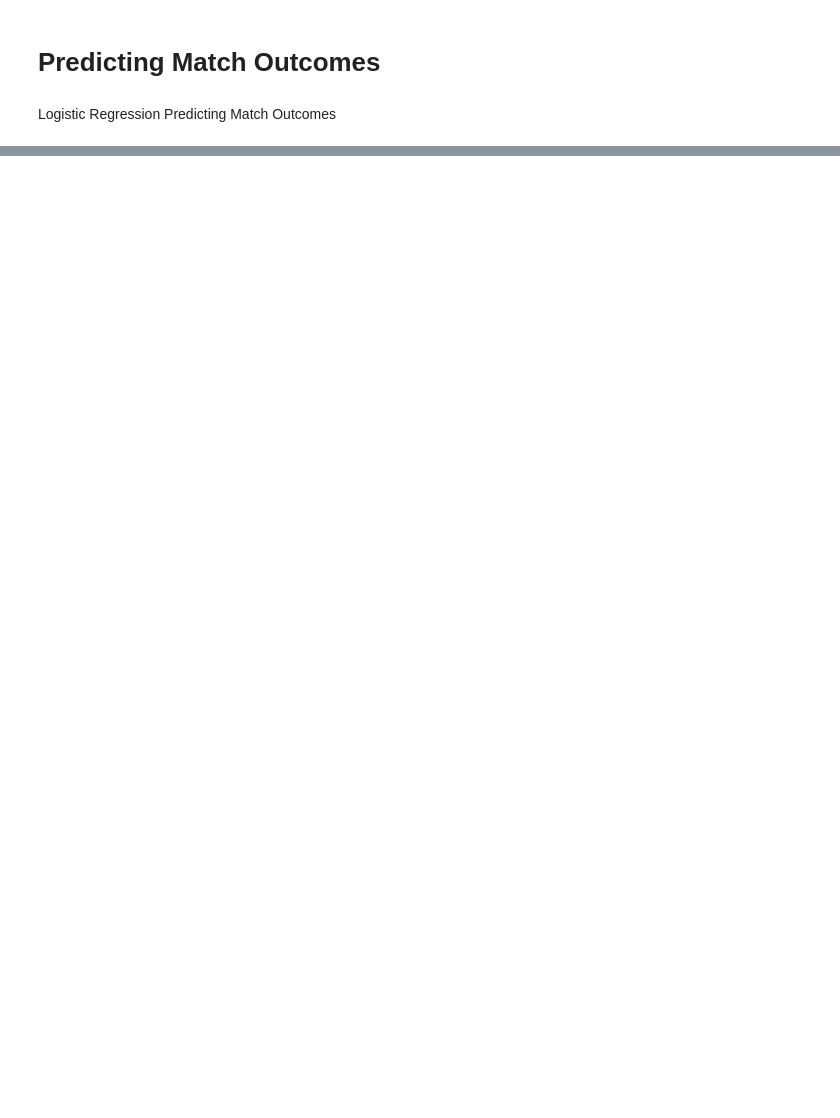
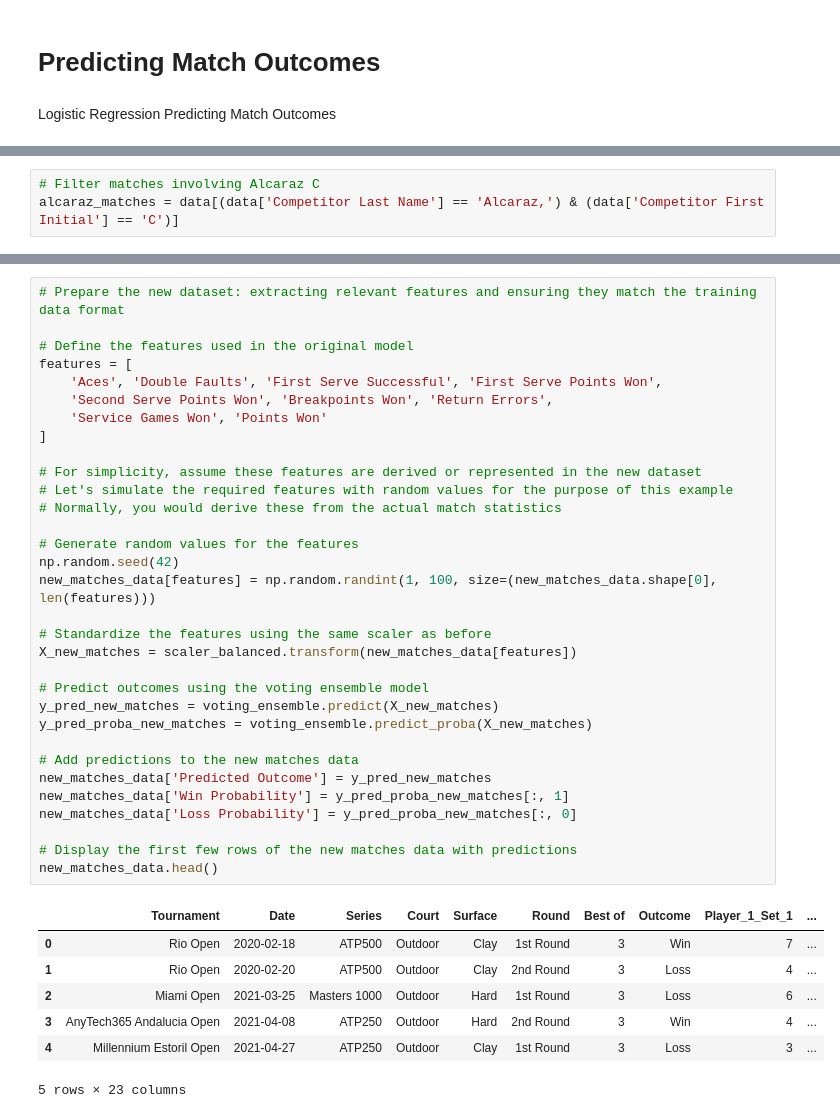
Before and after one commit to jg2012/Capstone_Project, a Jupyter notebook: ATP_notebook.ipynb, the cells around one changed output, grey strips where cells are left out. Saved outputs shown, nothing was run; the diff lists cells and outputs as text; blank space fills up the shorter version.

```diff
--- a/ATP_notebook.ipynb
+++ b/ATP_notebook.ipynb
@@ -613,0 +531,3 @@ weighted avg       0.60      0.60      0.60        15
+# %%
+# Filter matches involving Alcaraz C
+alcaraz_matches = data[(data['Competitor Last Name'] == 'Alcaraz,') & (data['Competitor First Initial'] == 'C')]
@@ -613,0 +703,40 @@ weighted avg       0.60      0.60      0.60        15
+# %%
+# Prepare the new dataset: extracting relevant features and ensuring they match the training data format
+
+# Define the features used in the original model
+features = [
+    'Aces', 'Double Faults', 'First Serve Successful', 'First Serve Points Won',
+    'Second Serve Points Won', 'Breakpoints Won', 'Return Errors',
+    'Service Games Won', 'Points Won'
+]
+
+# For simplicity, assume these features are derived or represented in the new dataset
+# Let's simulate the required features with random values for the purpose of this example
+# Normally, you would derive these from the actual match statistics
+
+# Generate random values for the features
+np.random.seed(42)
+new_matches_data[features] = np.random.randint(1, 100, size=(new_matches_data.shape[0], len(features)))
+
+# Standardize the features using the same scaler as before
+X_new_matches = scaler_balanced.transform(new_matches_data[features])
+
+# Predict outcomes using the voting ensemble model
+y_pred_new_matches = voting_ensemble.predict(X_new_matches)
+y_pred_proba_new_matches = voting_ensemble.predict_proba(X_new_matches)
+
+# Add predictions to the new matches data
+new_matches_data['Predicted Outcome'] = y_pred_new_matches
+new_matches_data['Win Probability'] = y_pred_proba_new_matches[:, 1]
+new_matches_data['Loss Probability'] = y_pred_proba_new_matches[:, 0]
+
+# Display the first few rows of the new matches data with predictions
+new_matches_data.head()
+# %% [output]
+|  | Tournament | Date | Series | Court | Surface | Round | Best of | Outcome | Player_1_Set_1 | ... |
+| 0 | Rio Open | 2020-02-18 | ATP500 | Outdoor | Clay | 1st Round | 3 | Win | 7 | ... |
+| 1 | Rio Open | 2020-02-20 | ATP500 | Outdoor | Clay | 2nd Round | 3 | Loss | 4 | ... |
+| 2 | Miami Open | 2021-03-25 | Masters 1000 | Outdoor | Hard | 1st Round | 3 | Loss | 6 | ... |
+| 3 | AnyTech365 Andalucia Open | 2021-04-08 | ATP250 | Outdoor | Hard | 2nd Round | 3 | Win | 4 | ... |
+| 4 | Millennium Estoril Open | 2021-04-27 | ATP250 | Outdoor | Clay | 1st Round | 3 | Loss | 3 | ... |
+5 rows × 23 columns
```
Also changed, not shown: parts of 27 cells of this notebook, 1 other file.
